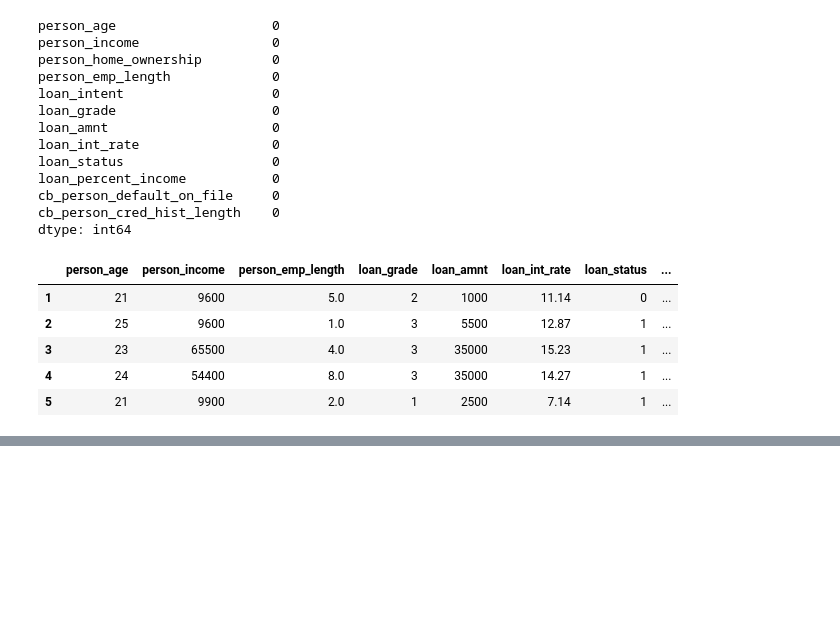
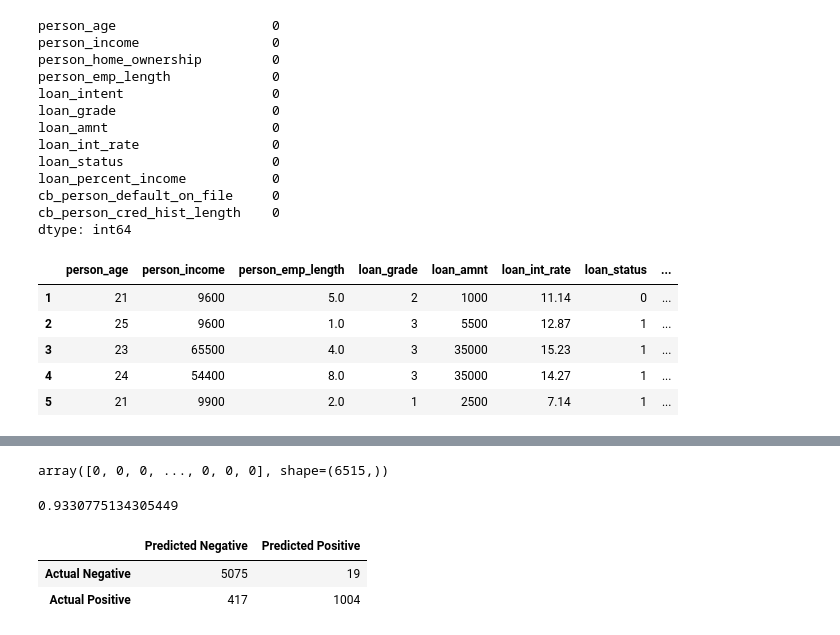
Before and after one commit to arnavgup01/credit_risk_agent, a Jupyter notebook: preprocessing.ipynb, the cells around one changed output, grey strips where cells are left out. Drawn from its saved outputs; the diff is of its cells as text; code cells hidden in the pictures; blank space fills up the shorter version.

Commit message:
xgboost model w/ metrics

```diff
--- a/preprocessing.ipynb
+++ b/preprocessing.ipynb
@@ -64,3 +68,8 @@ df.head()
 | 3 | 23 | 65500 | 4.0 | 3 | 35000 | 15.23 | 1 | ... |
 | 4 | 24 | 54400 | 8.0 | 3 | 35000 | 14.27 | 1 | ... |
 | 5 | 21 | 9900 | 2.0 | 1 | 2500 | 7.14 | 1 | ... |
+# %%
+X_train, X_test, y_train, y_test = train_test_split(df.drop('loan_status', axis=1), df['loan_status'], test_size=0.2, random_state=42, stratify=df['loan_status'])
+# %%
+model = XGBClassifier(n_estimators=100, learning_rate=0.1, max_depth=5, random_state=42)
+model.fit(X_train, y_train)
@@ -66,0 +88,19 @@ df.head()
+# %%
+model_predictions = model.predict(X_test)
+model_predictions
+# %% [output]
+array([0, 0, 0, ..., 0, 0, 0], shape=(6515,))
+# %%
+from sklearn.metrics import accuracy_score
+acc = accuracy_score(y_test, model_predictions)
+acc
+# %% [output]
+0.9330775134305449
+# %%
+cm = confusion_matrix(y_test, model_predictions)
+cm_df = pd.DataFrame(cm, index=['Actual Negative', 'Actual Positive'], columns=['Predicted Negative', 'Predicted Positive'])
+cm_df
+# %% [output]
+|  | Predicted Negative | Predicted Positive |
+| Actual Negative | 5075 | 19 |
+| Actual Positive | 417 | 1004 |
```
Also changed, not shown: parts of 2 cells of this notebook.
